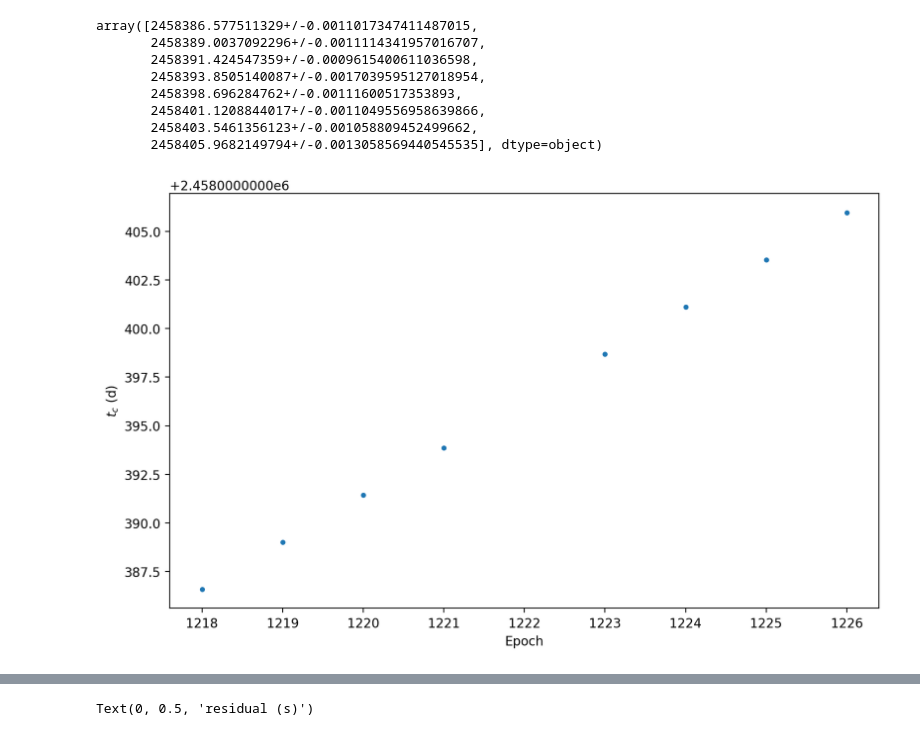
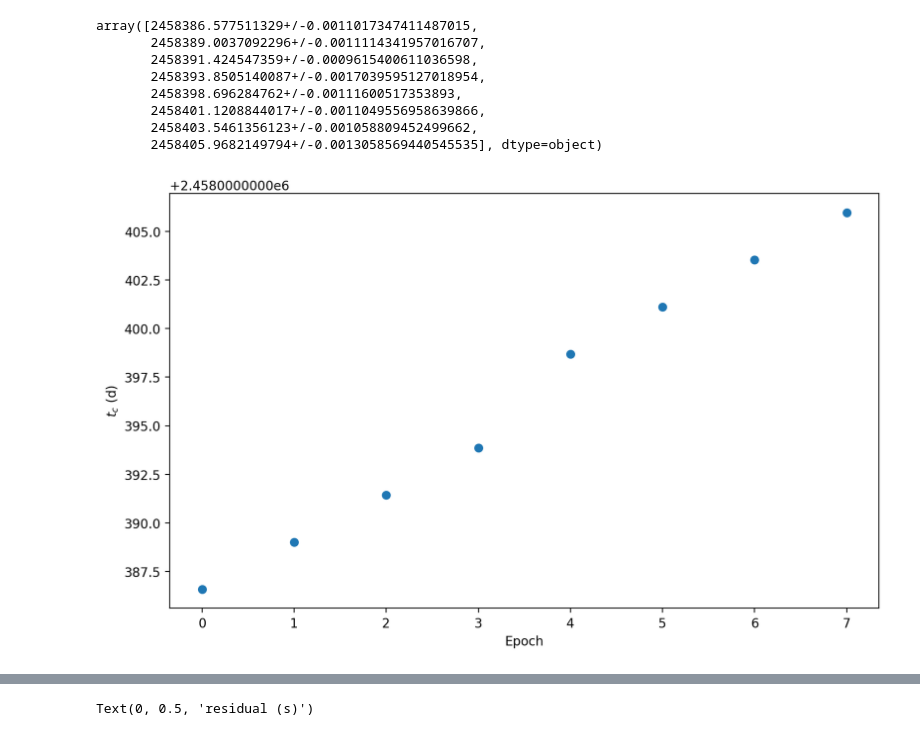
Before and after one commit to troyzx/fitransit, a Jupyter notebook: notebook/WASP-44b.ipynb, the cells around one changed output, grey strips where cells are left out. Cells and saved outputs as stored; diff of their text form; code cells hidden in the pictures.

```diff
--- a/notebook/WASP-44b.ipynb
+++ b/notebook/WASP-44b.ipynb
@@ -444,21 +444,22 @@ array([2458386.577511329+/-0.0011017347411487015,
 # %%
 def getn(unfloat):
     return unfloat.n
 
 def gets(unfloat):
     return unfloat.s
 
 getn_v = np.vectorize(getn)
 gets_v = np.vectorize(gets)
 
 fig = plt.subplots(figsize=(10,6),dpi=200)
-plt.plot(epochs,getn_v(tcs),'.')
-# plt.errorbar(np.arange(len(times)),getn_v(tcs),yerr=gets_v(tcs),linestyle='dotted')
+# plt.plot(epochs,getn_v(tcs),'.')
+plt.errorbar(np.arange(len(times)),getn_v(tcs),yerr=gets_v(tcs),fmt='o')
 plt.xlabel('Epoch')
 plt.ylabel(r'$t_c$ (d)')
+
 plt.show()
 # %% [output]
-[figure, old version]
+[figure, new version]
 # %%
 epoch_v = np.vectorize(epoch)
 epochs = epoch_v(getn_v(tcs),zero_epoch.n, period.n)
```
Also changed, not shown: parts of 3 cells of this notebook, 8 other files.
